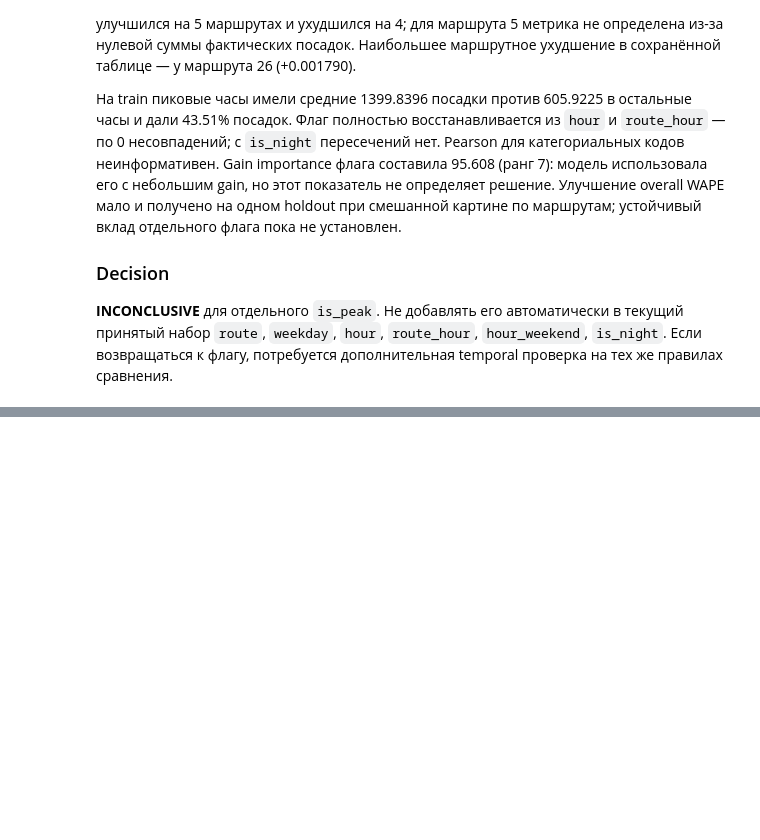
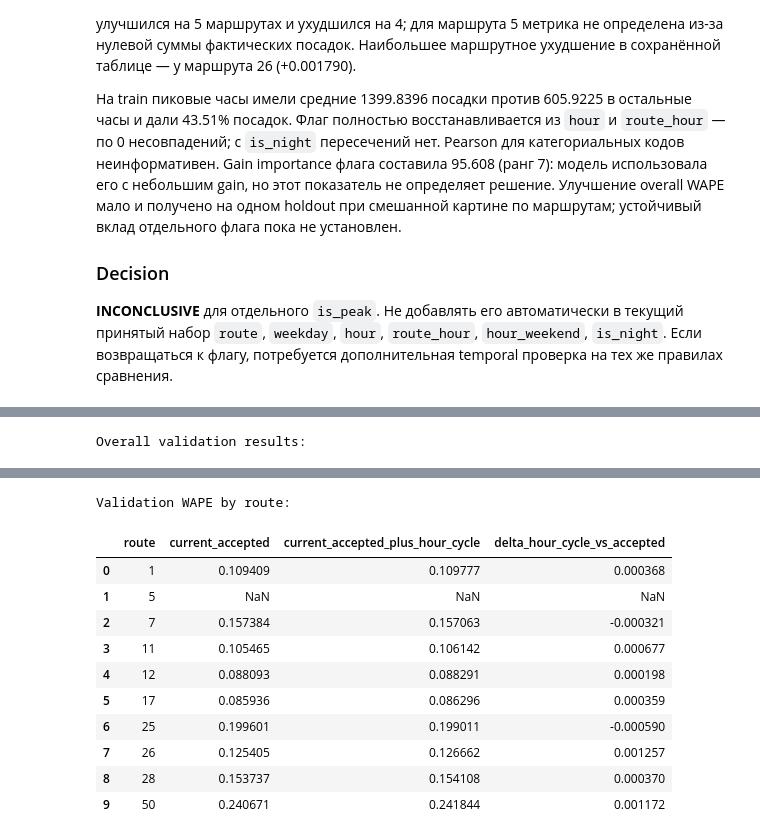
Before and after one commit to rapogahu/MT-Hackathon-2026, a Jupyter notebook: ml/notebooks/feature_engineering.ipynb, the cells around one changed output, grey strips where cells are left out. Saved outputs shown, nothing was run; the diff lists cells and outputs as text; code cells hidden in the pictures; blank space fills up the shorter version.

```diff
--- a/ml/notebooks/feature_engineering.ipynb
+++ b/ml/notebooks/feature_engineering.ipynb
@@ -1930,0 +2131,56 @@ Validation WAPE by route:
+# %%
+hour_cycle_actual = pd.read_csv(
+    VALID_HOURLY_PATH, sep=";", usecols=["boardings"]
+)["boardings"].to_numpy()
+if len(hour_cycle_actual) != len(validation_keys) or hour_cycle_actual.sum() == 0:
+    raise ValueError("Invalid validation targets")
+if any(
+    len(prediction) != len(hour_cycle_actual) or not np.isfinite(prediction).all()
+    for prediction in hour_cycle_predictions.values()
+):
+    raise ValueError("Invalid validation predictions")
+
+hour_cycle_route_totals = (
+    pd.DataFrame({"route": validation_keys["route"], "actual": hour_cycle_actual})
+    .groupby("route")["actual"].sum()
+    .reindex(ROUTES)
+)
+hour_cycle_route_wape = pd.DataFrame(index=pd.Index(ROUTES, name="route"))
+hour_cycle_result_rows = []
+for experiment, add_hour_cycle in HOUR_CYCLE_EXPERIMENTS:
+    absolute_error = np.abs(hour_cycle_actual - hour_cycle_predictions[experiment])
+    overall_wape = absolute_error.sum() / hour_cycle_actual.sum()
+    hour_cycle_result_rows.append({
+        "experiment": experiment,
+        "added_features": "hour_sin, hour_cos" if add_hour_cycle else "none",
+        "WAPE": overall_wape,
+        "WAPE_score": max(0.0, 1.0 - overall_wape),
+    })
+    route_error = (
+        pd.DataFrame({"route": validation_keys["route"], "absolute_error": absolute_error})
+        .groupby("route")["absolute_error"].sum()
+        .reindex(ROUTES)
+    )
+    hour_cycle_route_wape[experiment] = route_error / hour_cycle_route_totals.replace(0, np.nan)
+
+hour_cycle_results = pd.DataFrame(hour_cycle_result_rows)
+accepted_wape = hour_cycle_results.loc[
+    hour_cycle_results["experiment"].eq("current_accepted"), "WAPE"
+].iloc[0]
+hour_cycle_results["delta_WAPE_vs_accepted"] = hour_cycle_results["WAPE"] - accepted_wape
+hour_cycle_results["relative_delta_WAPE_vs_accepted_pct"] = (
+    100 * hour_cycle_results["delta_WAPE_vs_accepted"] / accepted_wape
+)
+hour_cycle_results["delta_WAPE_vs_frozen_baseline"] = (
+    hour_cycle_results["WAPE"] - frozen_overall_wape
+)
+hour_cycle_route_wape["delta_hour_cycle_vs_accepted"] = (
+    hour_cycle_route_wape["current_accepted_plus_hour_cycle"]
+    - hour_cycle_route_wape["current_accepted"]
+)
+print("Overall validation results:")
+display(hour_cycle_results.round(6))
+print("Validation WAPE by route:")
+display(hour_cycle_route_wape.reset_index().round(6))
+# %% [output]
+Overall validation results:
@@ -1930,0 +2190,12 @@ Validation WAPE by route:
+Validation WAPE by route:
+|  | route | current_accepted | current_accepted_plus_hour_cycle | delta_hour_cycle_vs_accepted |
+| 0 | 1 | 0.109409 | 0.109777 | 0.000368 |
+| 1 | 5 | NaN | NaN | NaN |
+| 2 | 7 | 0.157384 | 0.157063 | -0.000321 |
+| 3 | 11 | 0.105465 | 0.106142 | 0.000677 |
+| 4 | 12 | 0.088093 | 0.088291 | 0.000198 |
+| 5 | 17 | 0.085936 | 0.086296 | 0.000359 |
+| 6 | 25 | 0.199601 | 0.199011 | -0.000590 |
+| 7 | 26 | 0.125405 | 0.126662 | 0.001257 |
+| 8 | 28 | 0.153737 | 0.154108 | 0.000370 |
+| 9 | 50 | 0.240671 | 0.241844 | 0.001172 |
```
Also changed, not shown: parts of 13 cells of this notebook, 1 other file.
